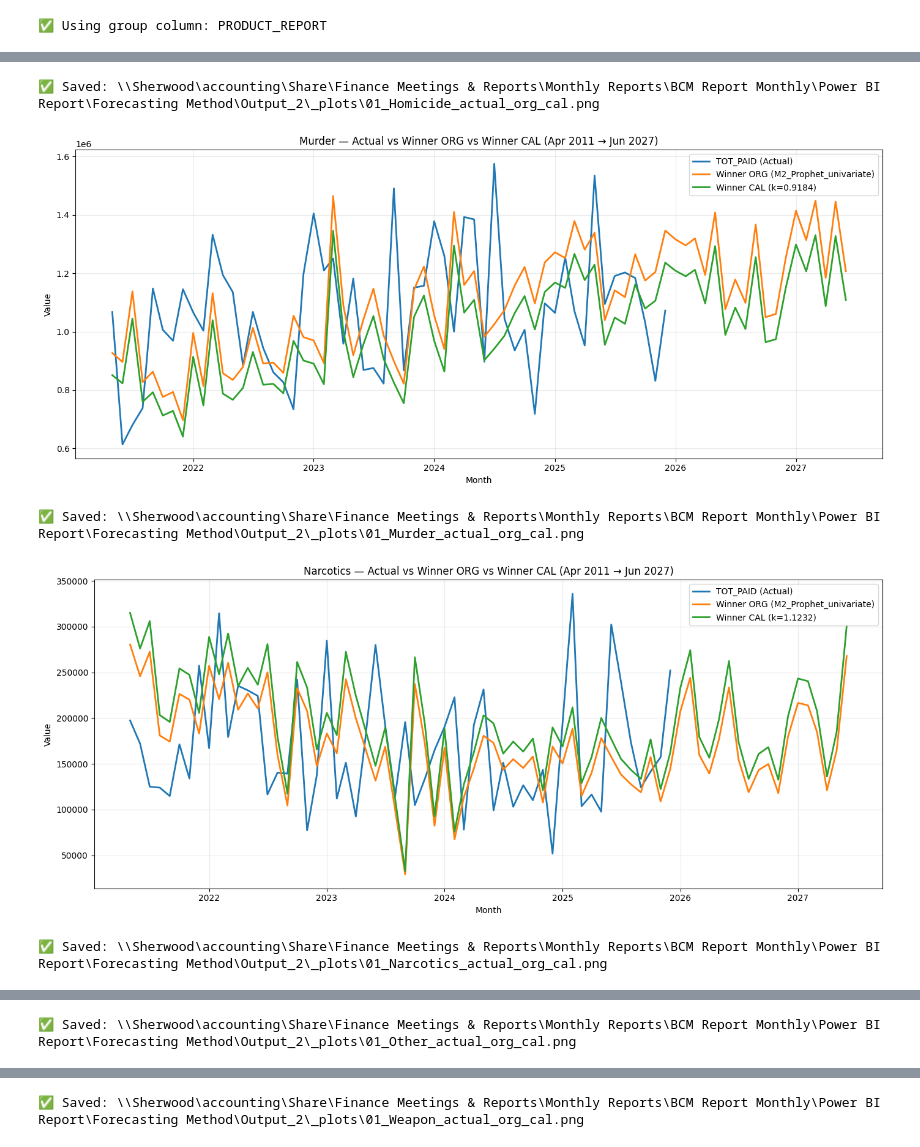
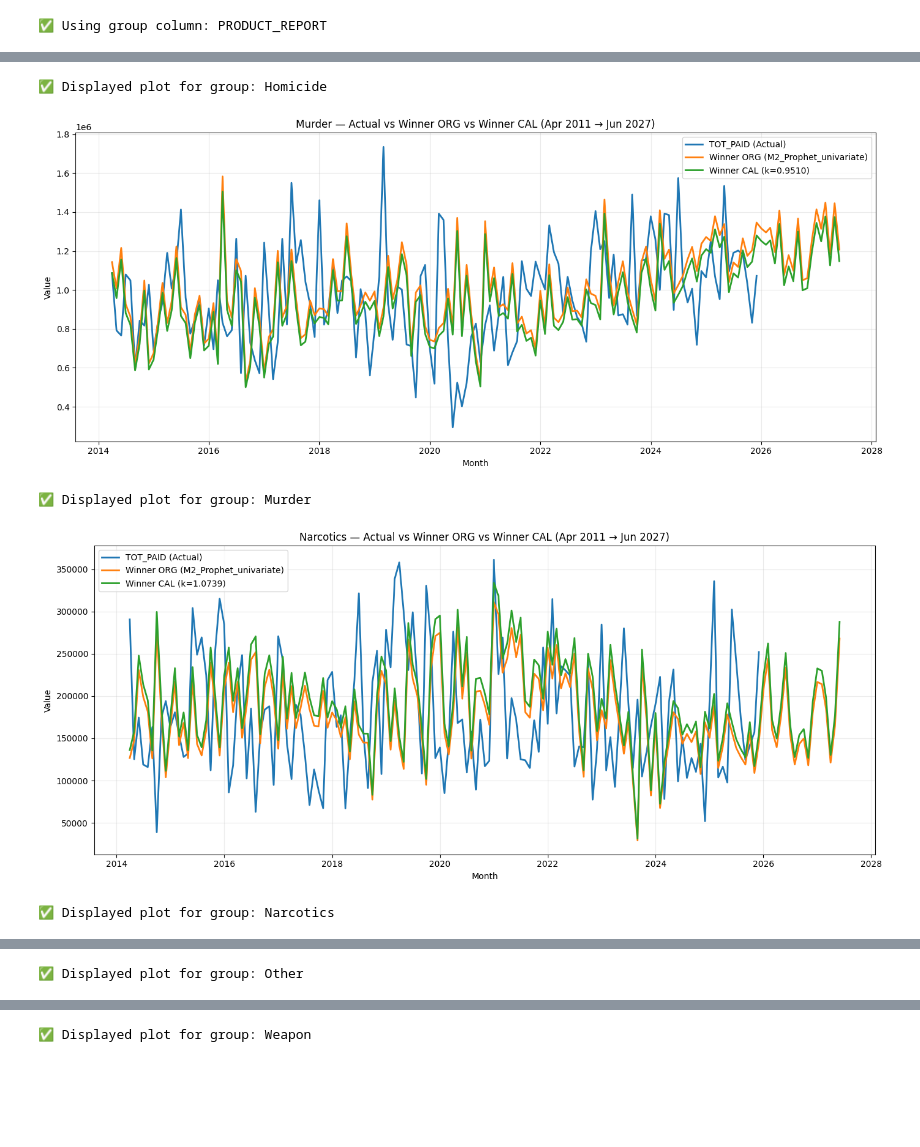
Before and after one commit to behnamparsa/Certificate_Forecasting_model, a Jupyter notebook: 2 - BCM_Forecasting_model_subgroups.ipynb, the cells around one changed output, grey strips where cells are left out. Saved outputs shown, nothing was run; the diff lists cells and outputs as text; code cells hidden in the pictures; blank space fills up the shorter version.

```diff
--- a/2 - BCM_Forecasting_model_subgroups.ipynb
+++ b/2 - BCM_Forecasting_model_subgroups.ipynb
@@ -1379,8 +2213,8 @@ import matplotlib.pyplot as plt
 # ============================================================
 # CONFIG
 # ============================================================
-OUTPUT_ROOT = r"\\Sherwood\accounting\Share\Finance Meetings & Reports\Monthly Reports\BCM Report Monthly\Power BI Report\Forecasting Method\Output_2"
-INPUT_PATH  = r"\\Sherwood\accounting\Share\Finance Meetings & Reports\Monthly Reports\BCM Report Monthly\Power BI Report\Forecasting Method\data_input_monthly_2.csv"
+OUTPUT_ROOT = r"\\Sherwood\accounting\Share\Finance Meetings & Reports\Monthly Reports\BCM Report Monthly\Power BI Report\Forecasting Method\Output"
+INPUT_PATH  = r"\\Sherwood\accounting\Share\Finance Meetings & Reports\Monthly Reports\BCM Report Monthly\Power BI Report\Forecasting Method\0_data_input_monthly_2.csv"
 
 DATE_COL = "ACC_MONTH"
 Y_COL    = "TOT_PAID"
@@ -1403,9 +2237,6 @@ FN_SUMMARY   = "winner_selection_and_calibration_summary.csv"  # must contain wi
 FN_WIN_FC    = "forecast_winner_18m_org_cal.csv"               # preferred if present
 FN_ALL_FC    = "forecast_all_models_18m_org.csv"               # fallback if WIN_FC missing
 
-PLOTS_DIR = os.path.join(OUTPUT_ROOT, "_plots")
-os.makedirs(PLOTS_DIR, exist_ok=True)
-
 
 # ============================================================
 # HELPERS
@@ -1425,12 +2256,6 @@ def safe_read_csv(path):
     except Exception as e:
         print(f"⚠️ Could not read {path}: {type(e).__name__}: {e}")
         return pd.DataFrame()
-
-def sanitize_filename(s):
-    bad = '<>:"/\\|?*'
-    out = "".join("_" if ch in bad else ch for ch in str(s))
-    out = out.strip().strip(".")
-    return out[:180] if len(out) > 180 else out
 
 def detect_group_col(df_cols):
     cols_set = set(df_cols)
@@ -1516,8 +2341,9 @@ actual_by_group = (
       .rename(columns={DATE_COL: "ds", Y_COL: "y_actual"})
 )
 
+
 # ============================================================
-# PROCESS GROUP FOLDERS
+# PROCESS GROUP FOLDERS (IGNORE UNDERSCORE FOLDERS LIKE _plots)
 # ============================================================
 group_folders = [
     os.path.join(OUTPUT_ROOT, f)
@@ -1624,7 +2450,7 @@ for group_folder in sorted(group_folders):
     all_group_series.append(ser)
 
     # ============================================================
-    # PLOT 1: per subgroup
+    # PLOT 1: per subgroup (DISPLAY ONLY - NO SAVING)
     # ============================================================
     plt.figure(figsize=(14, 6))
     plt.plot(ser["ds"], ser["y_actual"], linewidth=2, label="TOT_PAID (Actual)")
@@ -1637,15 +2463,13 @@ for group_folder in sorted(group_folders):
     plt.grid(True, alpha=0.25)
     plt.legend()
     plt.tight_layout()
+    plt.show()
 
-    out_png = os.path.join(PLOTS_DIR, f"01_{sanitize_filename(group_name)}_actual_org_cal.png")
-    plt.savefig(out_png, dpi=150)
-    plt.show()
-    print(f"✅ Saved: {out_png}")
+    print(f"✅ Displayed plot for group: {group_name}")
 
 
 # ============================================================
-# PLOT 2: totals across all subgroups
+# PLOT 2: totals across all subgroups (DISPLAY ONLY - NO SAVING)
 # ============================================================
 if not all_group_series:
     raise RuntimeError("No group plots generated. Check that OUTPUT_ROOT has subgroup folders and files.")
@@ -1676,12 +2500,8 @@ plt.ylabel("Value")
 plt.grid(True, alpha=0.25)
 plt.legend()
 plt.tight_layout()
+plt.show()
 
-out_png_total = os.path.join(PLOTS_DIR, "02_TOTAL_all_subgroups_actual_org_cal.png")
-plt.savefig(out_png_total, dpi=150)
-plt.show()
-print(f"✅ Saved: {out_png_total}")
-
-print(f"\nAll plots saved in: {PLOTS_DIR}")
+print("\n✅ Displayed TOTAL plot (no files saved).")
 # %% [output]
 ✅ Using group column: PRODUCT_REPORT
@@ -1689,5 +2509,5 @@ print(f"\nAll plots saved in: {PLOTS_DIR}")
-✅ Saved: \\Sherwood\accounting\Share\Finance Meetings & Reports\Monthly Reports\BCM Report Monthly\Power BI Report\Forecasting Method\Output_2\_plots\01_Homicide_actual_org_cal.png
+✅ Displayed plot for group: Homicide
-[figure, old version]
+[figure, new version]
-✅ Saved: \\Sherwood\accounting\Share\Finance Meetings & Reports\Monthly Reports\BCM Report Monthly\Power BI Report\Forecasting Method\Output_2\_plots\01_Murder_actual_org_cal.png
+✅ Displayed plot for group: Murder
-[figure, old version]
+[figure, new version]
-✅ Saved: \\Sherwood\accounting\Share\Finance Meetings & Reports\Monthly Reports\BCM Report Monthly\Power BI Report\Forecasting Method\Output_2\_plots\01_Narcotics_actual_org_cal.png
+✅ Displayed plot for group: Narcotics
@@ -1695 +2515 @@ print(f"\nAll plots saved in: {PLOTS_DIR}")
-✅ Saved: \\Sherwood\accounting\Share\Finance Meetings & Reports\Monthly Reports\BCM Report Monthly\Power BI Report\Forecasting Method\Output_2\_plots\01_Other_actual_org_cal.png
+✅ Displayed plot for group: Other
@@ -1697 +2517 @@ print(f"\nAll plots saved in: {PLOTS_DIR}")
-✅ Saved: \\Sherwood\accounting\Share\Finance Meetings & Reports\Monthly Reports\BCM Report Monthly\Power BI Report\Forecasting Method\Output_2\_plots\01_Weapon_actual_org_cal.png
+✅ Displayed plot for group: Weapon
```
Also changed, not shown: parts of 4 cells of this notebook, 1 other file.
